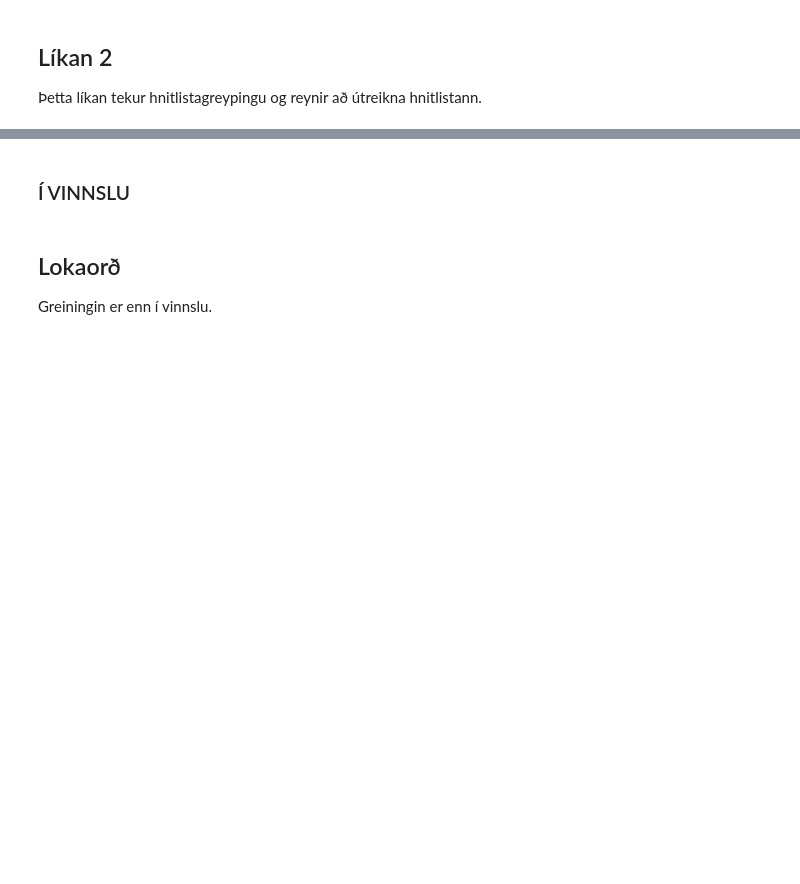
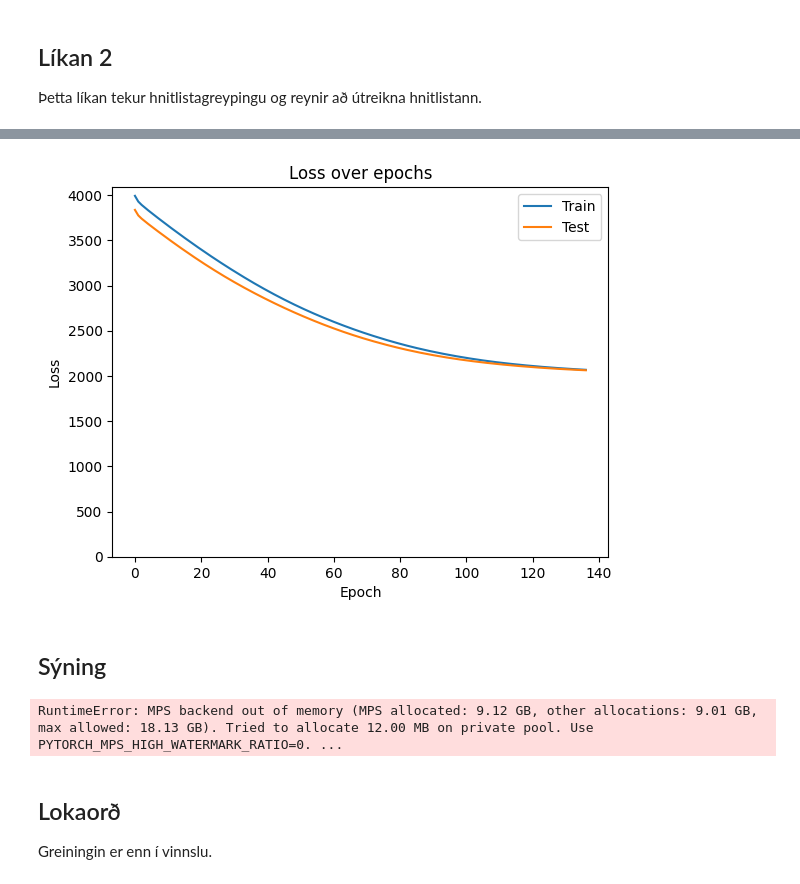
Before and after one commit to nholmesking/envalys-nathan, a Jupyter notebook: Nathan HK vegir.ipynb, the cells around one changed output, grey strips where cells are left out. Cells and saved outputs as stored; diff of their text form; code cells hidden in the pictures; blank space fills up the shorter version.

```diff
--- a/Nathan HK vegir.ipynb
+++ b/Nathan HK vegir.ipynb
@@ -98,9 +99,5 @@ for a in os.listdir(mappa):
     if tp not in hnitlisti:
         hnitlisti.append(tp)
 
-# Demo
-hnitlisti.append(('d', 64.132737, -21.886075))
-hnitlisti.append(('d', 64.150678, -21.946834))
-
 print(len(hnitlisti))
 # %% [output]
@@ -431,6 +424,8 @@ for e in range(epochs):
         optimizer.zero_grad()
         loss.backward()
         optimizer.step()
+        if i % 10 == 0:
+            torch.mps.empty_cache()
 
     # Print loss for the current epoch
     print(f'Epoch [{e+1}/{epochs}], Time: {time.time() - byrjun}')
@@ -559,7 +570,7 @@ class CoordinateDecoder(nn.Module):
         return outputs, stop_probs
 # %%
 max_seq_length = max([z.shape[1] for z in X_train])
-epochs = 50
+epochs = 200
 # %%
 byrjun = time.time()
 # Initialize the decoder
@@ -594,10 +674,21 @@ for e in range(epochs * 10):
+# %%
+plt.plot(train_loss, label='Train')
+plt.plot(test_loss, label='Test')
+plt.ylim(bottom=0)
+plt.title('Loss over epochs')
+plt.xlabel('Epoch')
+plt.ylabel('Loss')
+plt.legend()
+plt.show()
+# %% [output]
+[figure, added]
 # %% [markdown]
-### Í VINNSLU
+## Sýning
 # %%
 likan.eval()
 coordinate_decoder.eval()
 profmynd = Image.open(mappa + 'd_64.150678_-21.946834.png')
-X_mynd = torch.tensor(np.transpose(np.array(gtm.getdata()).reshape(1024, 1024, 3),
+X_mynd = torch.tensor(np.transpose(np.array(profmynd.getdata()).reshape(1024, 1024, 3),
                                    (2, 0, 1)).reshape(1, 3, 1024, 1024), dtype=torch.float32).to(device)
 
 with torch.no_grad():
@@ -611,6 +702,8 @@ with torch.no_grad():
     generated_sequences, prob = coordinate_decoder(image_embeddings, max_seq_length)
 
     # Now 'generated_sequences' contains the predicted coordinates
+# %% [output]
+RuntimeError: MPS backend out of memory (MPS allocated: 9.12 GB, other allocations: 9.01 GB, max allowed: 18.13 GB). Tried to allocate 12.00 MB on private pool. Use PYTORCH_MPS_HIGH_WATERMARK_RATIO=0. ...
 # %%
 generated_sequences
 # %%
```
Also changed, not shown: parts of 13 cells of this notebook.
